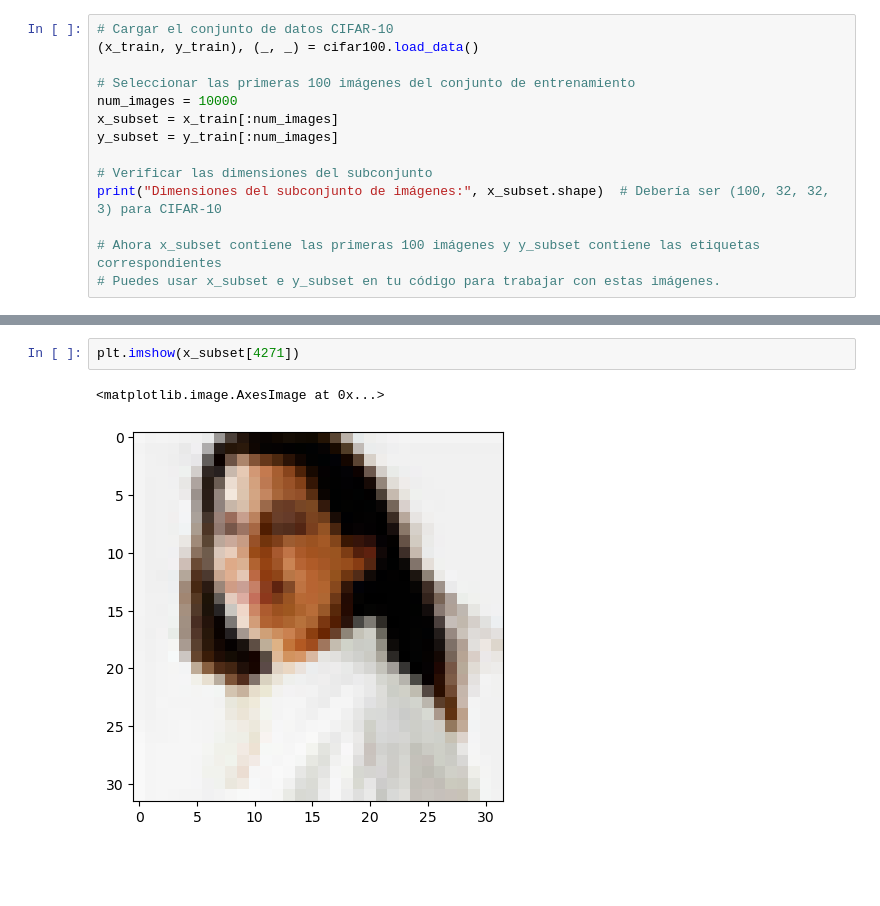
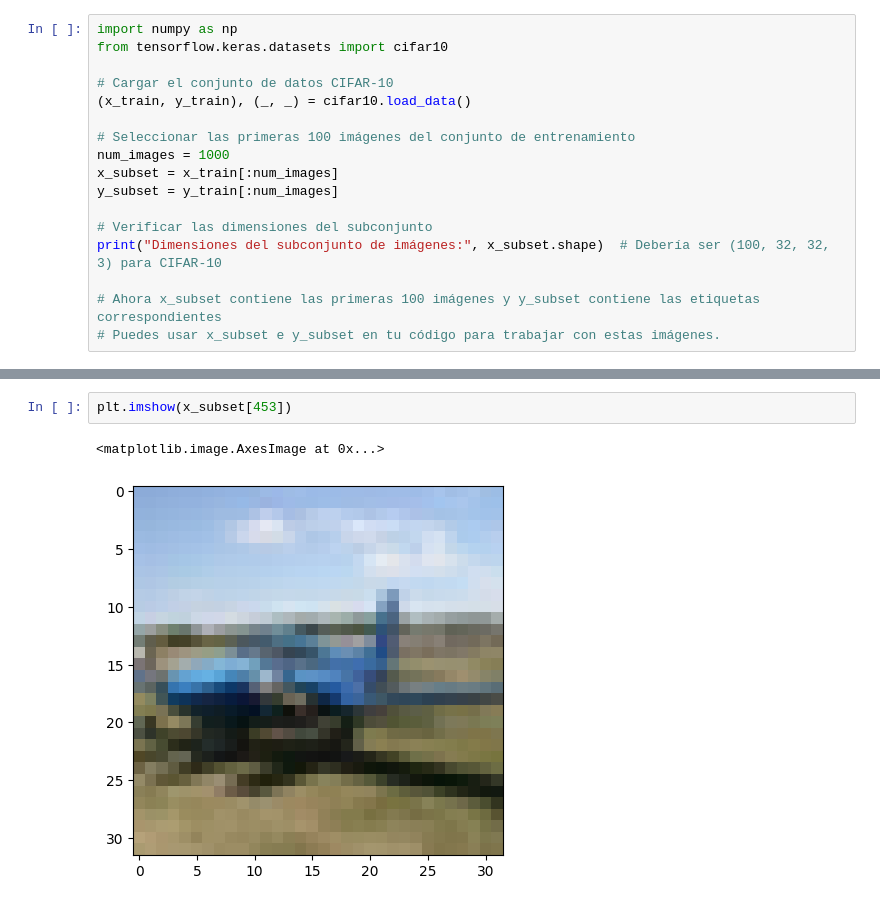
Before and after one commit to RubenCid35/CBIR, a Jupyter notebook: clasificacion_imagenes.ipynb, the cells around one changed output, grey strips where cells are left out. Saved outputs shown, nothing was run; the diff lists cells and outputs as text; blank space fills up the shorter version.

```diff
--- a/clasificacion_imagenes.ipynb
+++ b/clasificacion_imagenes.ipynb
@@ -8,9 +1,12 @@ from tqdm.notebook import tqdm
 # %%
+import numpy as np
+from tensorflow.keras.datasets import cifar10
+
 # Cargar el conjunto de datos CIFAR-10
-(x_train, y_train), (_, _) = cifar100.load_data()
+(x_train, y_train), (_, _) = cifar10.load_data()
 
 # Seleccionar las primeras 100 imágenes del conjunto de entrenamiento
-num_images = 10000
+num_images = 1000
 x_subset = x_train[:num_images]
 y_subset = y_train[:num_images]
 
@@ -87,8 +81,8 @@ plt.title(y_train[1002]);
 # %%
-plt.imshow(x_subset[4271])
+plt.imshow(x_subset[453])
 # %% [output]
 <matplotlib.image.AxesImage at 0x...>
-[figure, old version]
+[figure, new version]
 # %%
 descriptor_busqueda[0].shape
 # %% [output]
```
Also changed, not shown: parts of 22 cells of this notebook, 2 other files.
